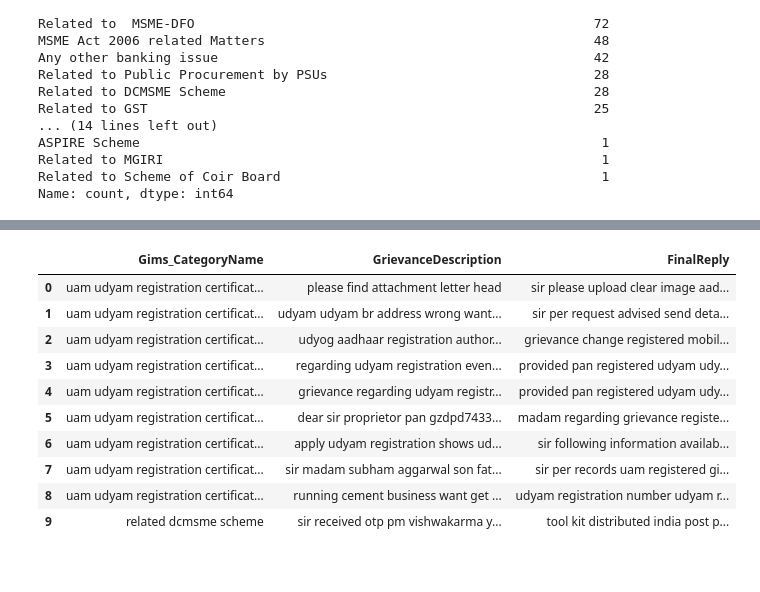
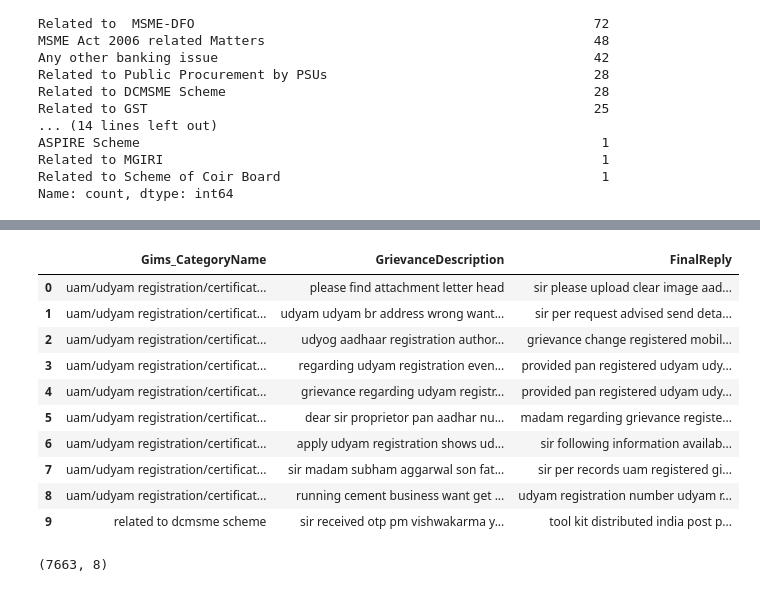
Before and after one commit to Rajshridhar/DataScience-Basics, a Jupyter notebook: championData.ipynb, the cells around one changed output, grey strips where cells are left out. Drawn from its saved outputs; the diff is of its cells as text; code cells hidden in the pictures.

```diff
--- a/championData.ipynb
+++ b/championData.ipynb
@@ -135,6 +136,9 @@ df[[CATEGORY_COL,DESC_COL, REPLY_COL]].head(10)
 # 5) remove punctuation
 # 6) remove numbers
 # 7) handle repeated characters (e.g., 'pleeeease' -> 'pleease')
+# 8) remove emails (GrievanceDescription only)
+# 9) remove PAN numbers (GrievanceDescription only)
+
 
 import string
 import nltk
@@ -155,7 +159,9 @@ DOMAIN_KEEP = {
     "msme", "udyam", "urn", "nic", "gst", "gstin", "pan", "aadhaar", "aadhar", "upi",
     "llp", "otp", "ifsc", "gov", "india", "portal",
 }
-
+# Patterns
+EMAIL_RE = re.compile(r"\b[a-z0-9._%+-]+@[a-z0-9.-]+\.[a-z]{2,}\b", re.IGNORECASE)
+PAN_RE = re.compile(r"\b[a-z]{5}\s*-?\s*\d{4}\s*-?\s*[a-z]\b", re.IGNORECASE)
 URL_RE = re.compile(r"(https?://\S+|www\.\S+)", re.IGNORECASE)
 NUM_RE = re.compile(r"\b\d+\b")
 REPEATED_RE = re.compile(r"(.)\1{2,}")  # 3+ repeats -> reduce
@@ -186,14 +192,17 @@ def _correct_token(tok: str) -> str:
     corrected = spell.correction(tok)
     return corrected if corrected else tok
 
-def preprocess_text(text: str) -> str:
+def preprocess_text(text: str, *, remove_emails: bool = True, remove_pan: bool = True) -> str:
     text = _safe_str(text).strip()
     if not text:
         return ""
-
     # Lowercase (English output expected after translation cell)
     text = text.lower()
-
+    # 8 & 9) remove emails and PAN numbers if present in the GrievanceDescription
+    if remove_emails:
+        text = EMAIL_RE.sub(" ", text)
+    if remove_pan:
+        text = PAN_RE.sub(" ", text)
     # 4) URL removal
     text = URL_RE.sub(" ", text)
 
@@ -210,41 +219,47 @@ def preprocess_text(text: str) -> str:
     text = REPEATED_RE.sub(r"\1\1", text)
 
     # 6) remove standalone numbers
     text = NUM_RE.sub(" ", text)
 
     # 5) remove punctuation
     text = text.translate(PUNCT_TABLE)
 
     # Tokenize (simple whitespace)
     tokens = [t for t in text.split() if t]
 
     # 2) spelling correction (token-wise, cached)
     corrected = [_correct_token(t) for t in tokens]
 
     # 1) stopword removal
     filtered = [t for t in corrected if t not in EN_STOPWORDS]
 
     return " ".join(filtered).strip()
 
 # Defensive checks
 missing_cols = [c for c in [DESC_COL, REPLY_COL] if c not in df.columns]
 if missing_cols:
     raise KeyError(f"Missing expected columns in df: {missing_cols}. Available columns: {list(df.columns)}")
-df[CATEGORY_COL] = df[CATEGORY_COL].apply(preprocess_text)
+#df[CATEGORY_COL] = df[CATEGORY_COL].apply(preprocess_text)
 df[DESC_COL] = df[DESC_COL].apply(preprocess_text)
 df[REPLY_COL] = df[REPLY_COL].apply(preprocess_text)
 
 # Preview
 df[[CATEGORY_COL,DESC_COL, REPLY_COL]].head(10)
 # %% [output]
 |  | Gims_CategoryName | GrievanceDescription | FinalReply |
-| 0 | uam udyam registration certificat... | please find attachment letter head | sir please upload clear image aad... |
-| 1 | uam udyam registration certificat... | udyam udyam br address wrong want... | sir per request advised send deta... |
-| 2 | uam udyam registration certificat... | udyog aadhaar registration author... | grievance change registered mobil... |
-| 3 | uam udyam registration certificat... | regarding udyam registration even... | provided pan registered udyam udy... |
-| 4 | uam udyam registration certificat... | grievance regarding udyam registr... | provided pan registered udyam udy... |
-| 5 | uam udyam registration certificat... | dear sir proprietor pan gzdpd7433... | madam regarding grievance registe... |
-| 6 | uam udyam registration certificat... | apply udyam registration shows ud... | sir following information availab... |
-| 7 | uam udyam registration certificat... | sir madam subham aggarwal son fat... | sir per records uam registered gi... |
-| 8 | uam udyam registration certificat... | running cement business want get ... | udyam registration number udyam r... |
-| 9 | related dcmsme scheme | sir received otp pm vishwakarma y... | tool kit distributed india post p... |
+| 0 | uam/udyam registration/certificat... | please find attachment letter head | sir please upload clear image aad... |
+| 1 | uam/udyam registration/certificat... | udyam udyam br address wrong want... | sir per request advised send deta... |
+| 2 | uam/udyam registration/certificat... | udyog aadhaar registration author... | grievance change registered mobil... |
+| 3 | uam/udyam registration/certificat... | regarding udyam registration even... | provided pan registered udyam udy... |
+| 4 | uam/udyam registration/certificat... | grievance regarding udyam registr... | provided pan registered udyam udy... |
+| 5 | uam/udyam registration/certificat... | dear sir proprietor pan aadhar nu... | madam regarding grievance registe... |
+| 6 | uam/udyam registration/certificat... | apply udyam registration shows ud... | sir following information availab... |
+| 7 | uam/udyam registration/certificat... | sir madam subham aggarwal son fat... | sir per records uam registered gi... |
+| 8 | uam/udyam registration/certificat... | running cement business want get ... | udyam registration number udyam r... |
+| 9 | related to dcmsme scheme | sir received otp pm vishwakarma y... | tool kit distributed india post p... |
+# %%
+# Filter the main category (largest number of entries)
+dfx = df[df[CATEGORY_COL] == 'uam/udyam registration/certificate related issues']
+dfx.shape
+# %% [output]
+(7663, 8)
```
Also changed, not shown: parts of 9 cells of this notebook.
